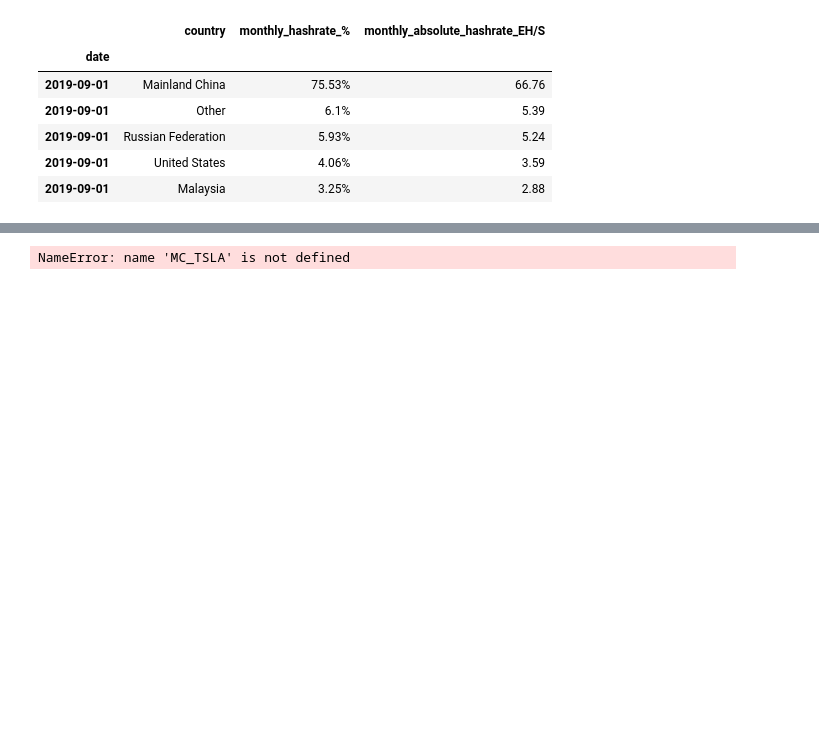
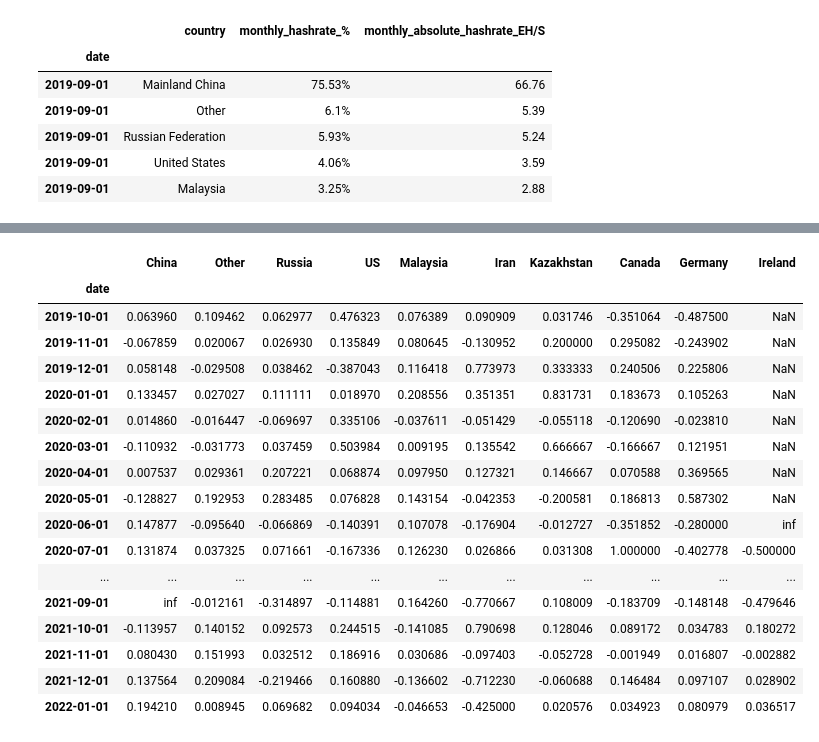
Before and after one commit to Mccalabrese/Bitcoin-Hashrate-simulations-MonteCarlo, a Jupyter notebook: Project8.ipynb, the cells around one changed output, grey strips where cells are left out. Saved outputs shown, nothing was run; the diff lists cells and outputs as text; code cells hidden in the pictures; blank space fills up the shorter version.

```diff
--- a/Project8.ipynb
+++ b/Project8.ipynb
@@ -166,5 +200,25 @@ cumulative_Ireland_returns.plot()
 # %%
 #New Data Frame / Cumulative returns
-combined_df = pd.concat([China_returns,Other_returns,Russia_returns,US_returns,Malaysia_returns,Iran_returns,Kazakhstan_returns,Canada_returns,Germany_returns,Ireland_returns], axis="columns", join="outer")
+combined_df = pd.concat([China_returns, Other_returns, Russia_returns, US_returns, Malaysia_returns, Iran_returns, Kazakhstan_returns, Canada_returns, Germany_returns, Ireland_returns], axis="columns", join="outer")
+countries = ['China', 'Other', 'Russia', 'US', 'Malaysia', 'Iran', 'Kazakhstan', 'Canada', 'Germany', 'Ireland']
+combined_df.columns = countries
 combined_df.head(40)
-combined_df.plot()
+# %% [output]
+|  | China | Other | Russia | US | Malaysia | Iran | Kazakhstan | Canada | Germany | Ireland |
+| date |  |  |  |  |  |  |  |  |  |  |
+| 2019-10-01 | 0.063960 | 0.109462 | 0.062977 | 0.476323 | 0.076389 | 0.090909 | 0.031746 | -0.351064 | -0.487500 | NaN |
+| 2019-11-01 | -0.067859 | 0.020067 | 0.026930 | 0.135849 | 0.080645 | -0.130952 | 0.200000 | 0.295082 | -0.243902 | NaN |
+| 2019-12-01 | 0.058148 | -0.029508 | 0.038462 | -0.387043 | 0.116418 | 0.773973 | 0.333333 | 0.240506 | 0.225806 | NaN |
+| 2020-01-01 | 0.133457 | 0.027027 | 0.111111 | 0.018970 | 0.208556 | 0.351351 | 0.831731 | 0.183673 | 0.105263 | NaN |
+| 2020-02-01 | 0.014860 | -0.016447 | -0.069697 | 0.335106 | -0.037611 | -0.051429 | -0.055118 | -0.120690 | -0.023810 | NaN |
+| 2020-03-01 | -0.110932 | -0.031773 | 0.037459 | 0.503984 | 0.009195 | 0.135542 | 0.666667 | -0.166667 | 0.121951 | NaN |
+| 2020-04-01 | 0.007537 | 0.029361 | 0.207221 | 0.068874 | 0.097950 | 0.127321 | 0.146667 | 0.070588 | 0.369565 | NaN |
+| 2020-05-01 | -0.128827 | 0.192953 | 0.283485 | 0.076828 | 0.143154 | -0.042353 | -0.200581 | 0.186813 | 0.587302 | NaN |
+| 2020-06-01 | 0.147877 | -0.095640 | -0.066869 | -0.140391 | 0.107078 | -0.176904 | -0.012727 | -0.351852 | -0.280000 | inf |
+| 2020-07-01 | 0.131874 | 0.037325 | 0.071661 | -0.167336 | 0.126230 | 0.026866 | 0.031308 | 1.000000 | -0.402778 | -0.500000 |
+| ... | ... | ... | ... | ... | ... | ... | ... | ... | ... | ... |
+| 2021-09-01 | inf | -0.012161 | -0.314897 | -0.114881 | 0.164260 | -0.770667 | 0.108009 | -0.183709 | -0.148148 | -0.479646 |
+| 2021-10-01 | -0.113957 | 0.140152 | 0.092573 | 0.244515 | -0.141085 | 0.790698 | 0.128046 | 0.089172 | 0.034783 | 0.180272 |
+| 2021-11-01 | 0.080430 | 0.151993 | 0.032512 | 0.186916 | 0.030686 | -0.097403 | -0.052728 | -0.001949 | 0.016807 | -0.002882 |
+| 2021-12-01 | 0.137564 | 0.209084 | -0.219466 | 0.160880 | -0.136602 | -0.712230 | -0.060688 | 0.146484 | 0.097107 | 0.028902 |
+| 2022-01-01 | 0.194210 | 0.008945 | 0.069682 | 0.094034 | -0.046653 | -0.425000 | 0.020576 | 0.034923 | 0.080979 | 0.036517 |
@@ -181,5 +224,0 @@ MC_CHANGES = MCSimulation(
-# %%
-# Run Monte Carlo simulations to forecast three years daily returns
-MC_CHANGES.calc_cumulative_return()
-# %% [output]
-NameError: name 'MC_TSLA' is not defined
```
Also changed, not shown: parts of 12 cells of this notebook.
